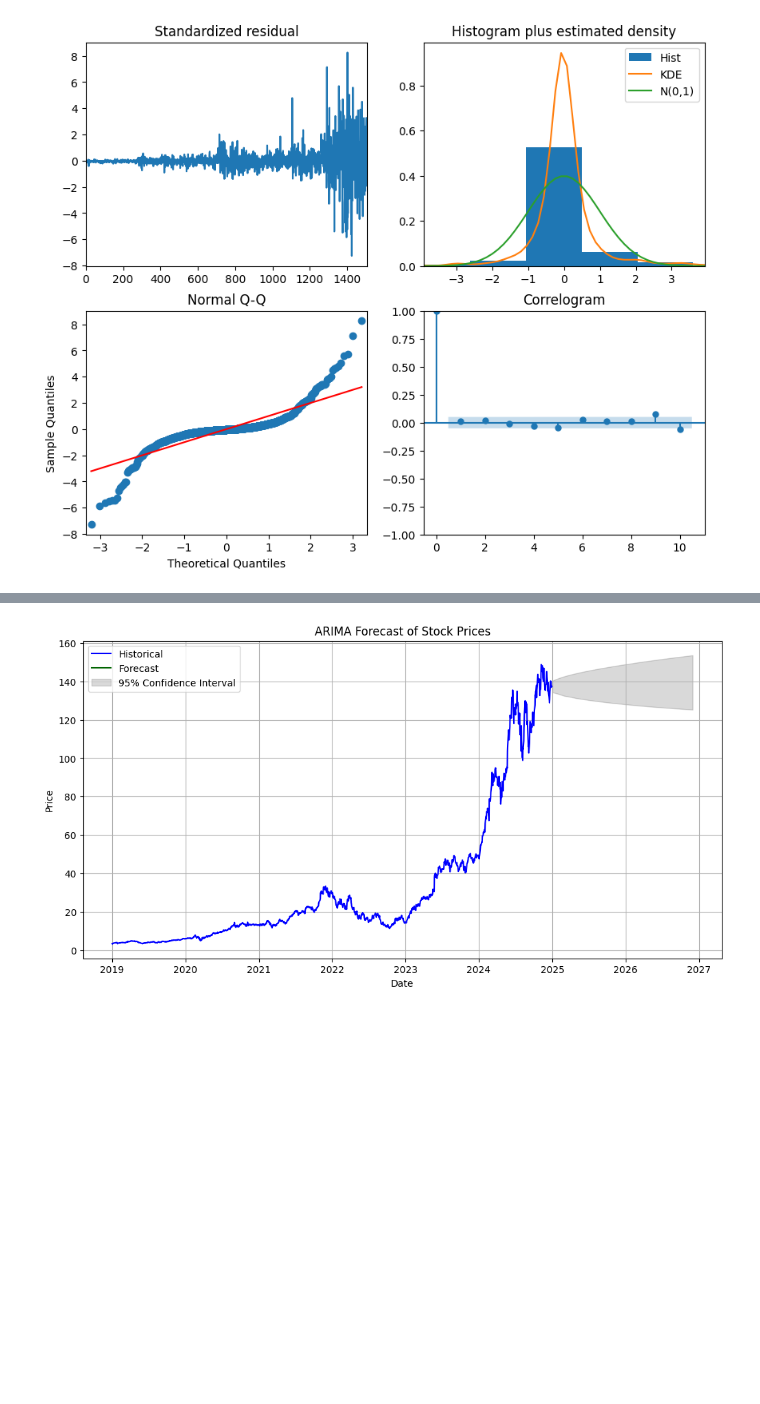
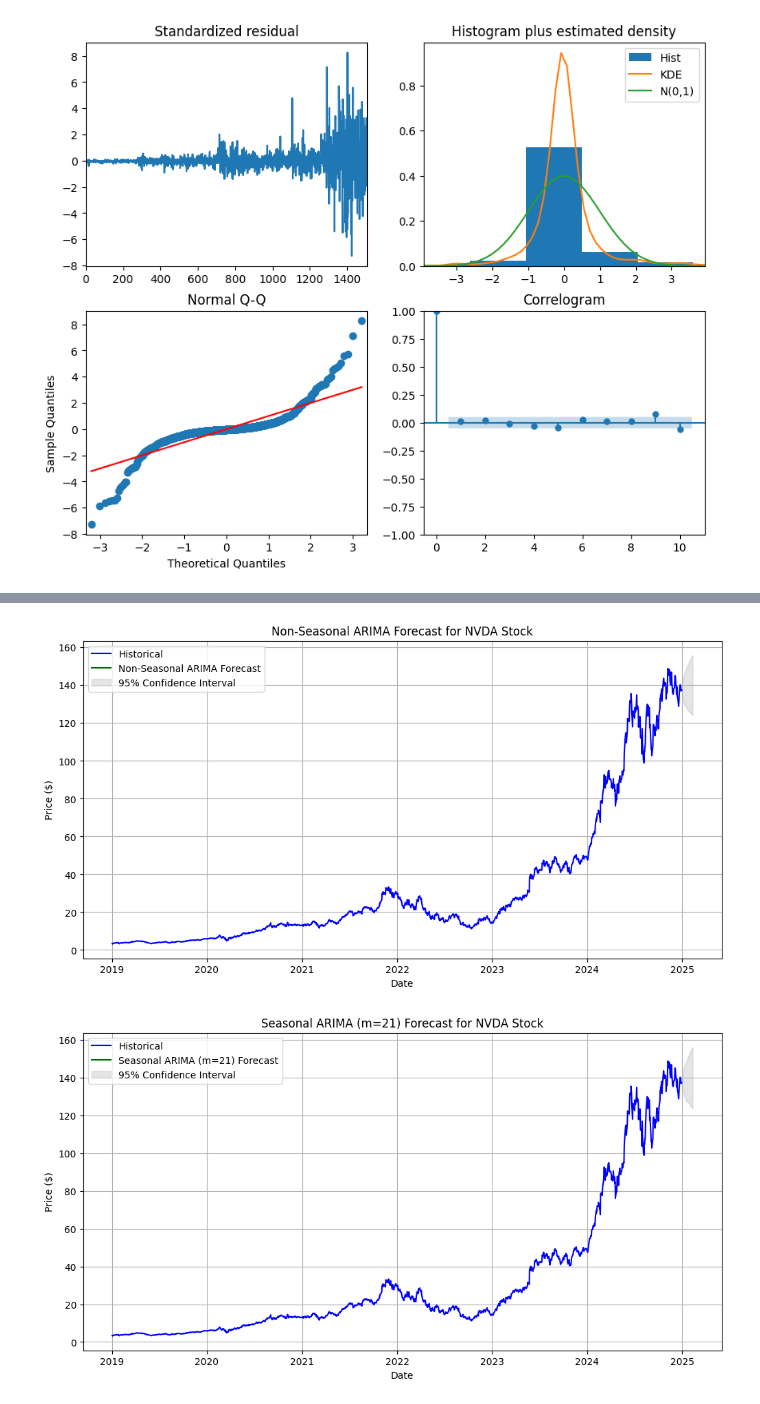
Before and after one commit to arahmanmdmajid/DS_AI_11, a Jupyter notebook: Time_Series_Analysis_&_Forecasting_Assignment.ipynb, the cells around one changed output, grey strips where cells are left out. Saved outputs shown, nothing was run; the diff lists cells and outputs as text; code cells hidden in the pictures; blank space fills up the shorter version.

```diff
--- a/Time_Series_Analysis_&_Forecasting_Assignment.ipynb
+++ b/Time_Series_Analysis_&_Forecasting_Assignment.ipynb
@@ -37,7 +38,8 @@ warnings.filterwarnings('ignore')
 # %% [markdown]
 # 1. Time Series Analysis
 # %%
-data = yf.download("NVDA", start="2019-01-01", end="2024-12-31")
+ticker = "NVDA"
+data = yf.download(ticker, start="2019-01-01", end="2024-12-31")
 data = data[['Close']]
 data.dropna(inplace=True)
 data.head()
@@ -152,3 +154,17 @@ model.plot_diagnostics(figsize=(10,8))
 plt.show()
 # %% [output]
 [figure]
+# %%
+# Auto ARIMA to determine optimal (p,d,q) and seasonal parameters
+smodel = auto_arima(
+    data['Close'],
+    start_p=1, start_q=1,
+    max_p=5, max_q=5,
+    d=None, test='adf',
+    seasonal=True, m=21,
+    trace=True, suppress_warnings=True,
+    stepwise=True
+)
+
+print("Auto SARIMA Summary:")
+print(smodel.summary())
@@ -155,25 +194,29 @@ plt.show()
 # %%
-# Forecast
-n_periods = 24
-fitted, confint = model.predict(n_periods=n_periods, return_conf_int=True)
-index_of_fc = pd.date_range(start=data.index[-1] + pd.offsets.MonthBegin(1), periods=n_periods, freq='MS')
 
-# Create forecast series
-fitted_series = pd.Series(fitted, index=index_of_fc)
-lower_series = pd.Series(confint[:, 0], index=index_of_fc)
-upper_series = pd.Series(confint[:, 1], index=index_of_fc)
+def plot_forecast(model, model_name, n_periods=30):
+    forecast, confint = model.predict(n_periods=n_periods, return_conf_int=True)
+    index_of_fc = pd.date_range(start=data.index[-1] + pd.Timedelta(days=1), periods=n_periods, freq='B')
 
-# Plot actual and forecast
-plt.figure(figsize=(12,6))
-plt.plot(data['Close'], label='Historical', color='blue')
-plt.plot(fitted_series, label='Forecast', color='darkgreen')
-plt.fill_between(index_of_fc, lower_series, upper_series, color='k', alpha=0.15, label='95% Confidence Interval')
+    # Create series
+    fitted_series = pd.Series(forecast, index=index_of_fc)
+    lower_series = pd.Series(confint[:, 0], index=index_of_fc)
+    upper_series = pd.Series(confint[:, 1], index=index_of_fc)
 
-plt.title("ARIMA Forecast of Stock Prices")
-plt.xlabel("Date")
-plt.ylabel("Price")
-plt.legend()
-plt.grid(True)
-plt.show()
+    # Plot
+    plt.figure(figsize=(12,6))
+    plt.plot(data['Close'], label='Historical', color='blue')
+    plt.plot(fitted_series, label=f'{model_name} Forecast', color='darkgreen')
+    plt.fill_between(index_of_fc, lower_series, upper_series, color='gray', alpha=0.2, label='95% Confidence Interval')
+
+    plt.title(f"{model_name} Forecast for {ticker} Stock")
+    plt.xlabel("Date")
+    plt.ylabel("Price ($)")
+    plt.legend()
+    plt.grid(True)
+    plt.show()
+
+plot_forecast(model, "Non-Seasonal ARIMA")
+plot_forecast(smodel, "Seasonal ARIMA (m=21)")
 # %% [output]
-[figure, old version]
+[figure, new version]
+[figure, added]
```
Also changed, not shown: parts of 17 cells of this notebook.
